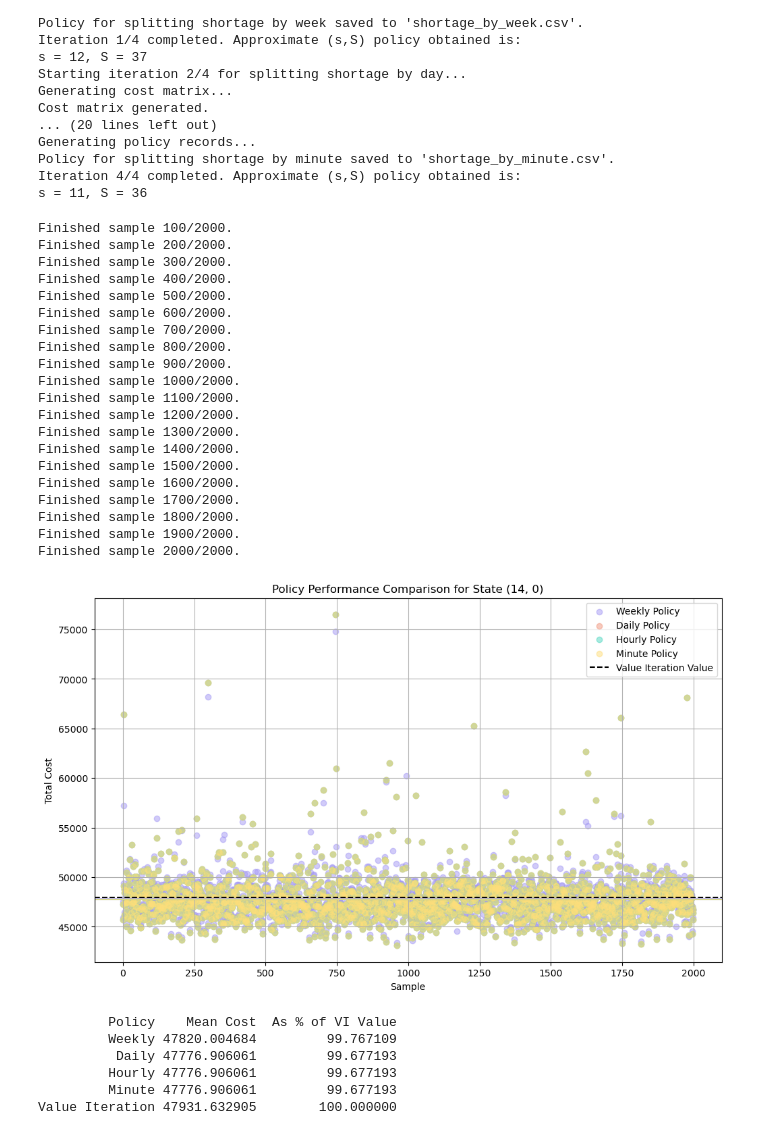
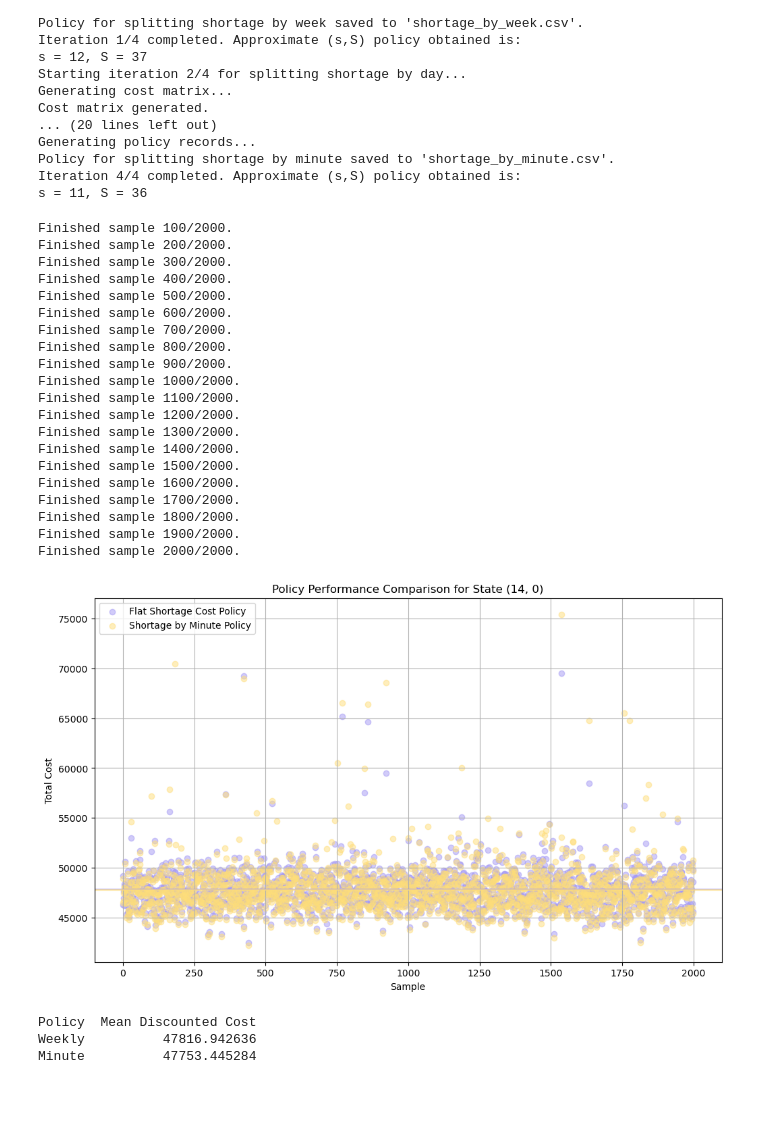
Before and after one commit to t-unger/Spare-Parts-Inventory, a Jupyter notebook: sensitivity_analysis_shortage_cost.ipynb, the cells around one changed output. Cells and saved outputs as stored; diff of their text form; code cells hidden in the pictures; blank space fills up the shorter version.

Commit message:
generate and save plots

```diff
--- a/sensitivity_analysis_shortage_cost.ipynb
+++ b/sensitivity_analysis_shortage_cost.ipynb
@@ -55,7 +55,7 @@ def cost_function(old_state, new_state, action, down_vect):
     else:
         shortage_cost = 0
 
-    holding_cost = holding_cost_as_percentage * price_per_part * (new_state[0] + new_state[1])
+    holding_cost = holding_cost_as_percentage * price_per_part * new_state[0]
 
     return holding_cost + order_cost + shortage_cost
 
@@ -227,16 +227,16 @@ size = 2000
 state_idx = get_index(state[0], state[1], maximum_parts)
 
 sampled_costs_week = np.zeros(size)
-sampled_costs_day = np.zeros(size)
-sampled_costs_hour = np.zeros(size)
+# sampled_costs_day = np.zeros(size)
+# sampled_costs_hour = np.zeros(size)
 sampled_costs_minute = np.zeros(size)
 
 policy_week = pd.read_csv("shortage_policies/shortage_by_week.csv")
 policy_week['State'] = policy_week['State'].apply(lambda x: tuple(map(int, x.strip('()').split(','))))
-policy_day = pd.read_csv("shortage_policies/shortage_by_day.csv")
-policy_day['State'] = policy_day['State'].apply(lambda x: tuple(map(int, x.strip('()').split(','))))
-policy_hour = pd.read_csv("shortage_policies/shortage_by_hour.csv")
-policy_hour['State'] = policy_hour['State'].apply(lambda x: tuple(map(int, x.strip('()').split(','))))
+# policy_day = pd.read_csv("shortage_policies/shortage_by_day.csv")
+# policy_day['State'] = policy_day['State'].apply(lambda x: tuple(map(int, x.strip('()').split(','))))
+# policy_hour = pd.read_csv("shortage_policies/shortage_by_hour.csv")
+# policy_hour['State'] = policy_hour['State'].apply(lambda x: tuple(map(int, x.strip('()').split(','))))
 policy_minute = pd.read_csv("shortage_policies/shortage_by_minute.csv")
 policy_minute['State'] = policy_minute['State'].apply(lambda x: tuple(map(int, x.strip('()').split(','))))
 
@@ -244,76 +244,66 @@ policy_minute['State'] = policy_minute['State'].apply(lambda x: tuple(map(int, x
 for i in range(size):
     demand = generate_demand(4000, 2, 0.9)
     sampled_costs_week[i] = total_cost(apply_policy(state, policy_week, demand))
-    sampled_costs_day[i] = total_cost(apply_policy(state, policy_day, demand))
-    sampled_costs_hour[i] = total_cost(apply_policy(state, policy_hour, demand))
+    # sampled_costs_day[i] = total_cost(apply_policy(state, policy_day, demand))
+    # sampled_costs_hour[i] = total_cost(apply_policy(state, policy_hour, demand))
     sampled_costs_minute[i] = total_cost(apply_policy(state, policy_minute, demand))
     if (i + 1) % 100 == 0:
         print(f"Finished sample {i + 1}/2000.")
 
 plt.figure(figsize=(12, 7))
-plt.scatter(np.arange(size), sampled_costs_week, color='#A499F4', alpha=0.5, label='Weekly Policy')
-plt.scatter(np.arange(size), sampled_costs_day, color='#F1977F', alpha=0.5, label='Daily Policy')
-plt.scatter(np.arange(size), sampled_costs_hour, color='#51D7C1', alpha=0.5, label='Hourly Policy')
-plt.scatter(np.arange(size), sampled_costs_minute, color='#FEDE7B', alpha=0.5, label='Minute Policy')
+plt.scatter(np.arange(size), sampled_costs_week, color='#A499F4', alpha=0.5, label='Flat Shortage Cost Policy')
+# plt.scatter(np.arange(size), sampled_costs_day, color='#F1977F', alpha=0.5, label='Daily Policy')
+# plt.scatter(np.arange(size), sampled_costs_hour, color='#51D7C1', alpha=0.5, label='Hourly Policy')
+plt.scatter(np.arange(size), sampled_costs_minute, color='#FEDE7B', alpha=0.5, label='Shortage by Minute Policy')
 
-plt.axhline(value_iteration_values[state_idx], color='black', linestyle='--', label='Value Iteration Value')
+# plt.axhline(value_iteration_values[state_idx], color='black', linestyle='--', label='Value Iteration Value')
 
 plt.axhline(np.mean(sampled_costs_week), color='#A499F4', linestyle='-', alpha=0.7)
-plt.axhline(np.mean(sampled_costs_day), color='#F1977F', linestyle='-', alpha=0.7)
-plt.axhline(np.mean(sampled_costs_hour), color='#51D7C1', linestyle='-', alpha=0.7)
+# plt.axhline(np.mean(sampled_costs_day), color='#F1977F', linestyle='-', alpha=0.7)
+# plt.axhline(np.mean(sampled_costs_hour), color='#51D7C1', linestyle='-', alpha=0.7)
 plt.axhline(np.mean(sampled_costs_minute), color='#FEDE7B', linestyle='-', alpha=0.7)
 
 plt.xlabel("Sample")
 plt.ylabel("Total Cost")
 plt.title(f"Policy Performance Comparison for State {state}")
 plt.legend()
 plt.grid(True)
 plt.show()
 # %% [output]
 Finished sample 100/2000.
 Finished sample 200/2000.
 Finished sample 300/2000.
 Finished sample 400/2000.
 Finished sample 500/2000.
 Finished sample 600/2000.
 Finished sample 700/2000.
 Finished sample 800/2000.
 Finished sample 900/2000.
 Finished sample 1000/2000.
 Finished sample 1100/2000.
 Finished sample 1200/2000.
 Finished sample 1300/2000.
 Finished sample 1400/2000.
 Finished sample 1500/2000.
 Finished sample 1600/2000.
 Finished sample 1700/2000.
 Finished sample 1800/2000.
 Finished sample 1900/2000.
 Finished sample 2000/2000.
-[figure, old version]
+[figure, new version]
 # %%
 mean_week = np.mean(sampled_costs_week)
-mean_day = np.mean(sampled_costs_day)
-mean_hour = np.mean(sampled_costs_hour)
+# mean_day = np.mean(sampled_costs_day)
+# mean_hour = np.mean(sampled_costs_hour)
 mean_minute = np.mean(sampled_costs_minute)
 
 vi_value = value_iteration_values[state_idx]
 results = pd.DataFrame({
-    "Policy": ["Weekly", "Daily", "Hourly", "Minute"],
-    "Mean Cost": [mean_week, mean_day, mean_hour, mean_minute],
-    "As % of VI Value": [
-        100 * mean_week / vi_value,
-        100 * mean_day / vi_value,
-        100 * mean_hour / vi_value,
-        100 * mean_minute / vi_value
-    ]
+    "Policy": ["Weekly",  "Minute"],
+    "Mean Discounted Cost": [mean_week, mean_minute]
 })
-results.loc[len(results)] = ["Value Iteration", vi_value, 100.0]
 print(results.to_string(index=False, float_format="%.6f"))
 # %% [output]
-         Policy    Mean Cost  As % of VI Value
-         Weekly 47820.004684         99.767109
-          Daily 47776.906061         99.677193
-         Hourly 47776.906061         99.677193
-         Minute 47776.906061         99.677193
-Value Iteration 47931.632905        100.000000
+Policy  Mean Discounted Cost
+Weekly          47816.942636
+Minute          47753.445284
```
Also changed, not shown: 8 other files.
